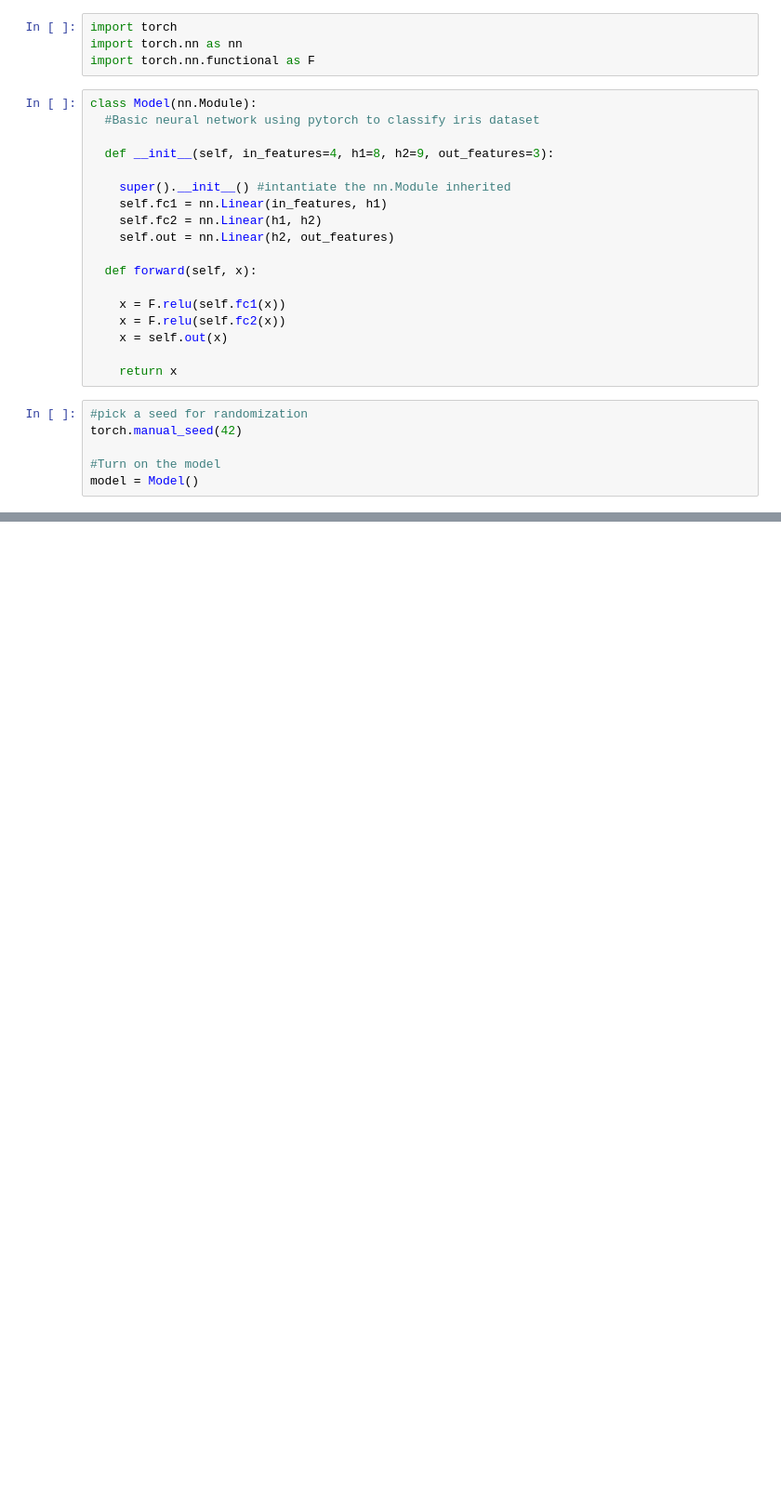
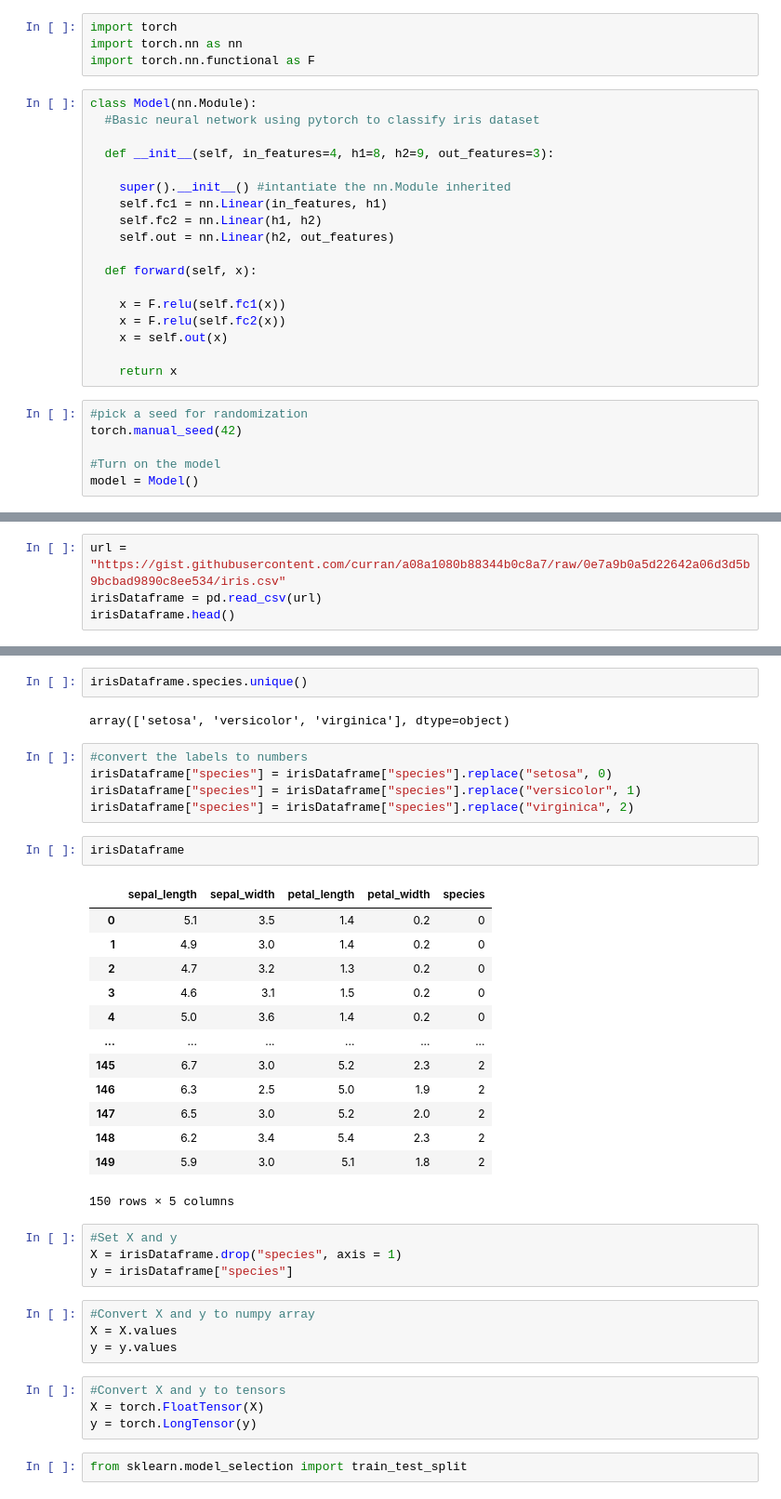
Before and after one commit to Darlywa/pytorch-tutorial, a Jupyter notebook: basic_neural_network_pytorch.ipynb, the cells around one changed output, grey strips where cells are left out. Shown at 93% size. Saved outputs shown, nothing was run; the diff lists cells and outputs as text; blank space fills up the shorter version.

```diff
--- a/basic_neural_network_pytorch.ipynb
+++ b/basic_neural_network_pytorch.ipynb
@@ -30,0 +37,4 @@ model = Model()
+# %%
+url = "https://gist.githubusercontent.com/curran/a08a1080b88344b0c8a7/raw/0e7a9b0a5d22642a06d3d5b9bcbad9890c8ee534/iris.csv"
+irisDataframe = pd.read_csv(url)
+irisDataframe.head()
@@ -30,0 +48,39 @@ model = Model()
+# %%
+irisDataframe.species.unique()
+# %% [output]
+array(['setosa', 'versicolor', 'virginica'], dtype=object)
+# %%
+#convert the labels to numbers
+irisDataframe["species"] = irisDataframe["species"].replace("setosa", 0)
+irisDataframe["species"] = irisDataframe["species"].replace("versicolor", 1)
+irisDataframe["species"] = irisDataframe["species"].replace("virginica", 2)
+# %%
+irisDataframe
+# %% [output]
+|  | sepal_length | sepal_width | petal_length | petal_width | species |
+| 0 | 5.1 | 3.5 | 1.4 | 0.2 | 0 |
+| 1 | 4.9 | 3.0 | 1.4 | 0.2 | 0 |
+| 2 | 4.7 | 3.2 | 1.3 | 0.2 | 0 |
+| 3 | 4.6 | 3.1 | 1.5 | 0.2 | 0 |
+| 4 | 5.0 | 3.6 | 1.4 | 0.2 | 0 |
+| ... | ... | ... | ... | ... | ... |
+| 145 | 6.7 | 3.0 | 5.2 | 2.3 | 2 |
+| 146 | 6.3 | 2.5 | 5.0 | 1.9 | 2 |
+| 147 | 6.5 | 3.0 | 5.2 | 2.0 | 2 |
+| 148 | 6.2 | 3.4 | 5.4 | 2.3 | 2 |
+| 149 | 5.9 | 3.0 | 5.1 | 1.8 | 2 |
+150 rows × 5 columns
+# %%
+#Set X and y
+X = irisDataframe.drop("species", axis = 1)
+y = irisDataframe["species"]
+# %%
+#Convert X and y to numpy array
+X = X.values
+y = y.values
+# %%
+#Convert X and y to tensors
+X = torch.FloatTensor(X)
+y = torch.LongTensor(y)
+# %%
+from sklearn.model_selection import train_test_split
```
Also changed, not shown: parts of 7 cells of this notebook.
